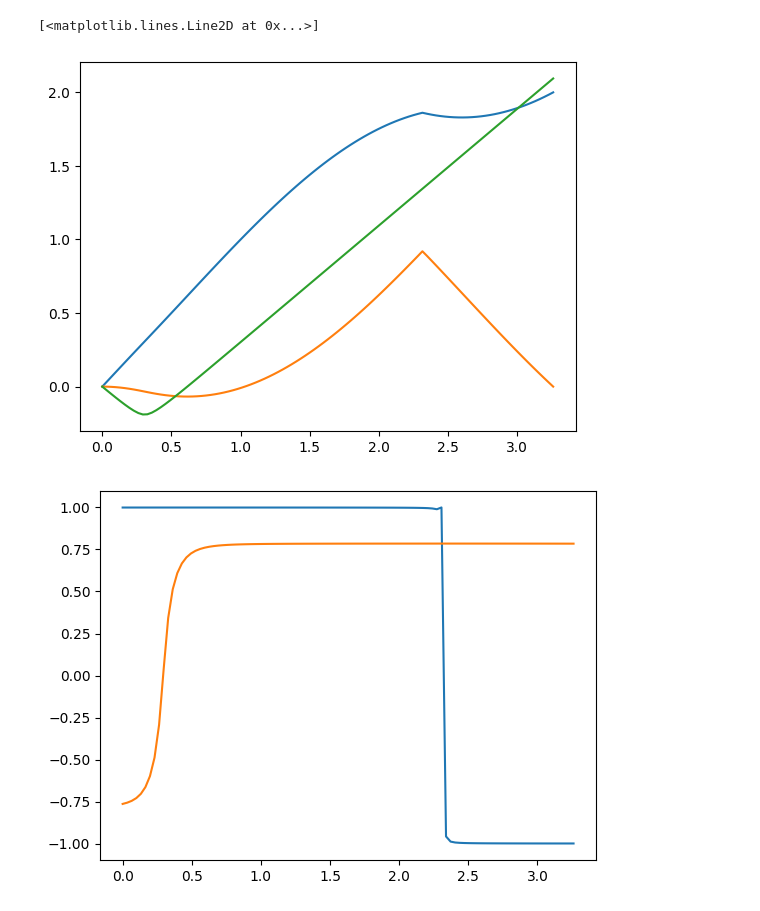
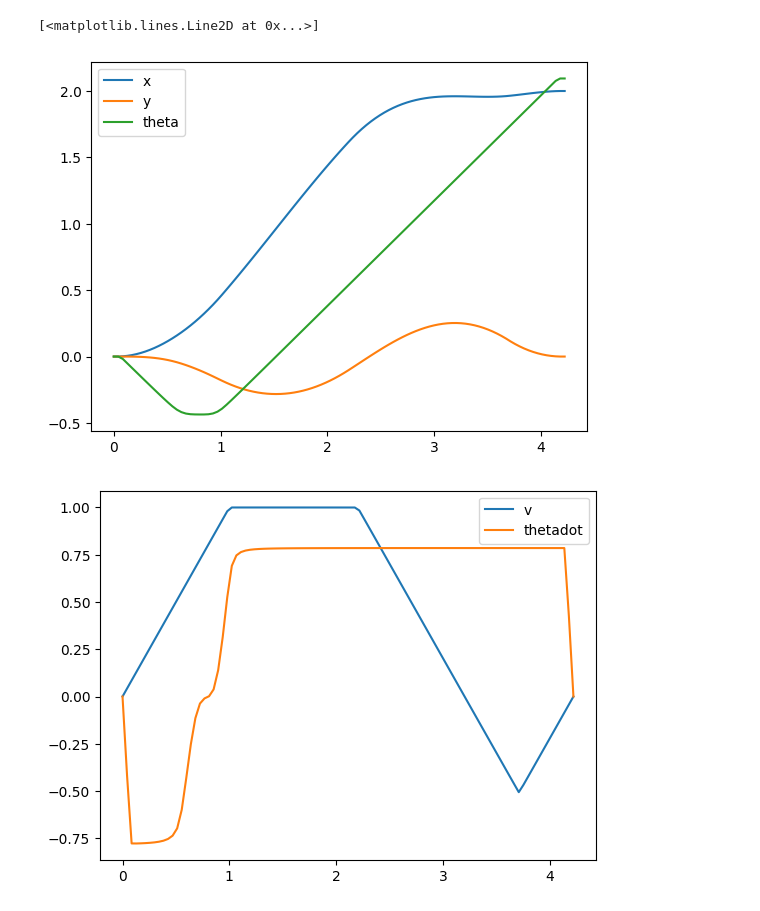
Before and after one commit to mbpeterson70/tomma, a Jupyter notebook: src/rover_playground.ipynb, the cells around one changed output. Saved outputs shown, nothing was run; the diff lists cells and outputs as text; code cells hidden in the pictures.

```diff
--- a/src/rover_playground.ipynb
+++ b/src/rover_playground.ipynb
@@ -7,26 +7,31 @@ from dubins_dynamics import DubinsDynamics
 # %%
 dubins = DubinsDynamics()
 planner = PathPlanner(dubins, 100)
 deg2rad = np.pi/180
 x0 = np.array([0.0, 0.0, 0.0])
 xf = np.array([2.0, 0.0, 2*np.pi/3])
+u0 = np.zeros(2)
+uf = np.zeros(2)
 u_bounds = np.array([
     [-1, 1.],
     [-45*deg2rad, 45*deg2rad]
 ])
-x, u, tf = planner.solve_min_time(x0, xf, u_bounds)
+u_diff_bounds = np.array([1, 10])
+x, u, tf = planner.solve_min_time(x0, xf, u0, uf, u_bounds, u_diff_bounds)
 fig, ax = plt.subplots()
 ax.plot(np.arange(x.shape[1])*tf/x.shape[1], x[0,:])
 ax.plot(np.arange(x.shape[1])*tf/x.shape[1], x[1,:])
 ax.plot(np.arange(x.shape[1])*tf/x.shape[1], x[2,:])
+ax.legend(['x', 'y', 'theta'])
 
 fig, ax = plt.subplots()
 ax.plot(np.arange(u.shape[1])*tf/u.shape[1], u[0,:])
 ax.plot(np.arange(u.shape[1])*tf/u.shape[1], u[1,:])
+ax.legend(['v', 'thetadot'])
 
 fig, ax = plt.subplots()
 ax.plot(x[0,:], x[1,:])
 # %% [output]
 [<matplotlib.lines.Line2D at 0x...>]
-[figure, old version]
+[figure, new version]
-[figure, old version]
+[figure, new version]
```
Also changed, not shown: parts of 1 cell of this notebook, 1 other file.
